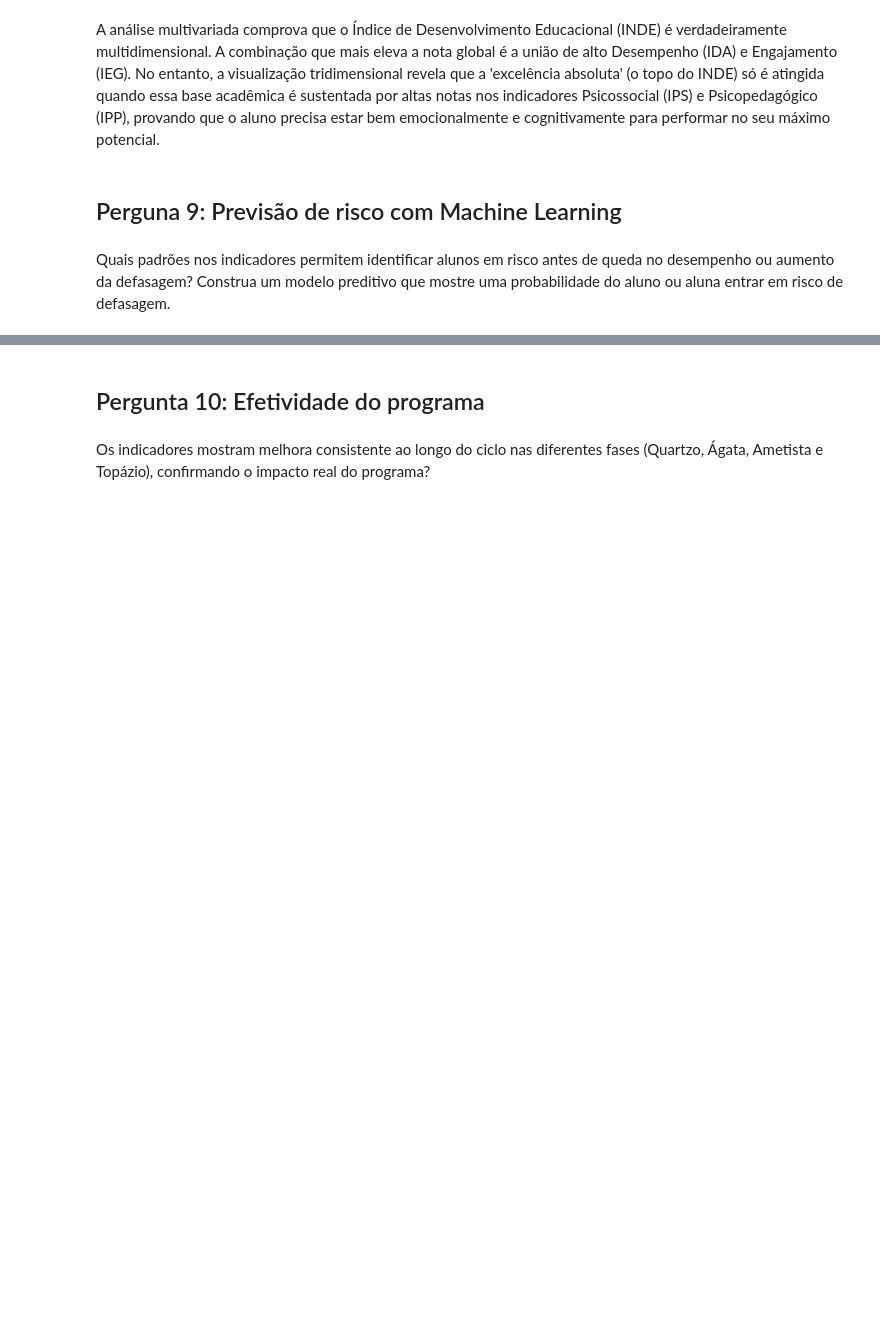
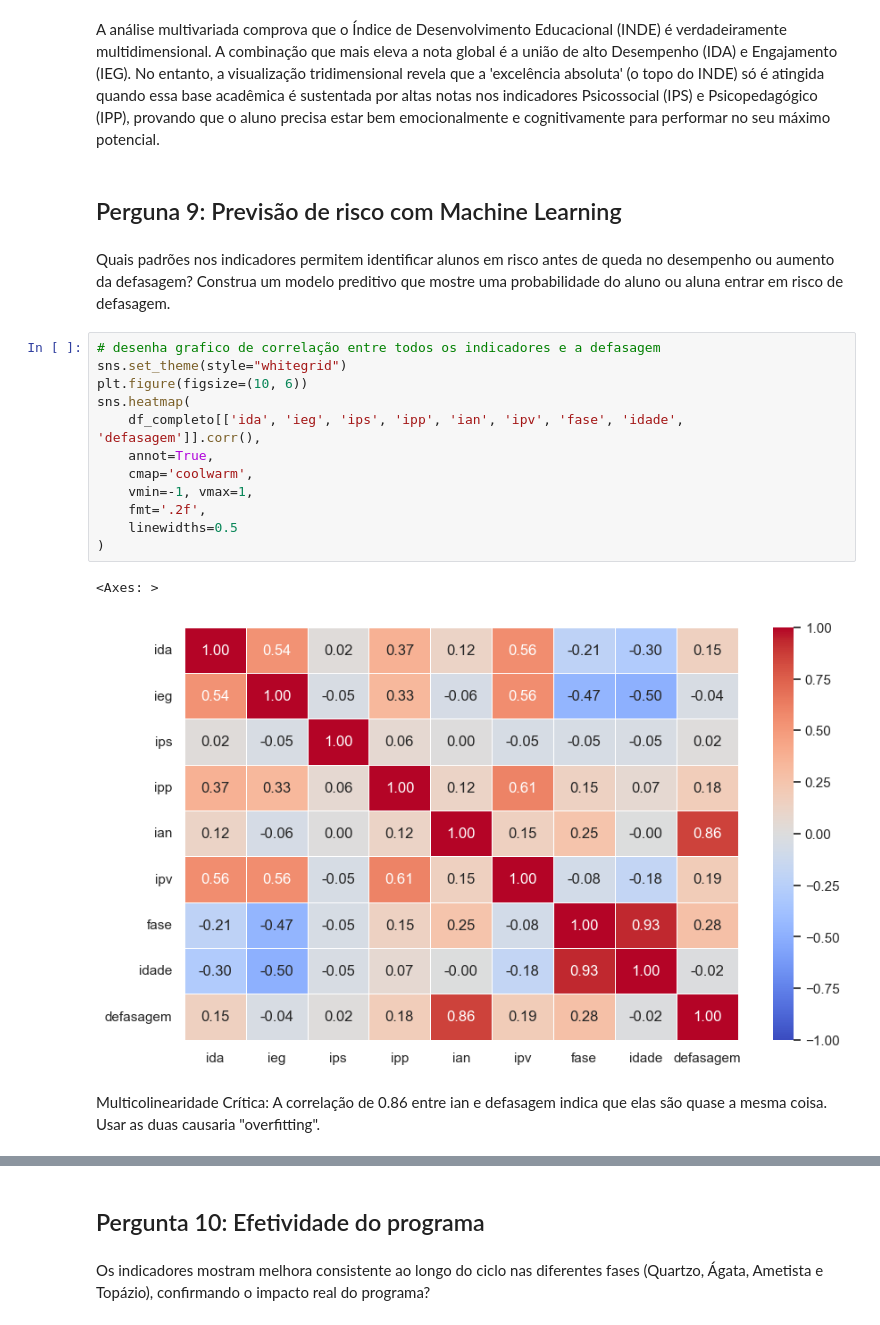
Before and after one commit to AndrePantano/fiap-dtat-tech-challenge-5, a Jupyter notebook: notebooks/01_eda.ipynb, the cells around one changed output, grey strips where cells are left out. Saved outputs shown, nothing was run; the diff lists cells and outputs as text; blank space fills up the shorter version.

```diff
--- a/notebooks/01_eda.ipynb
+++ b/notebooks/01_eda.ipynb
@@ -482,6 +482,23 @@ Quais padrões nos indicadores permitem identificar alunos em risco antes
 de queda no desempenho ou aumento da defasagem? Construa um modelo
 preditivo que mostre uma probabilidade do aluno ou aluna entrar em risco de
 defasagem.
+# %%
+# desenha grafico de correlação entre todos os indicadores e a defasagem
+sns.set_theme(style="whitegrid")
+plt.figure(figsize=(10, 6))
+sns.heatmap(
+    df_completo[['ida', 'ieg', 'ips', 'ipp', 'ian', 'ipv', 'fase', 'idade', 'defasagem']].corr(),
+    annot=True,
+    cmap='coolwarm',
+    vmin=-1, vmax=1,
+    fmt='.2f',
+    linewidths=0.5
+)
+# %% [output]
+<Axes: >
+[figure, added]
+# %% [markdown]
+Multicolinearidade Crítica: A correlação de 0.86 entre ian e defasagem indica que elas são quase a mesma coisa. Usar as duas causaria "overfitting".
 # %%
 # 1. ENGENHARIA DE DADOS (Criação do Target)
 # Vamos usar a lógica longitudinal da Pergunta 5.
```
Also changed, not shown: parts of 2 cells of this notebook, 5 other files.
